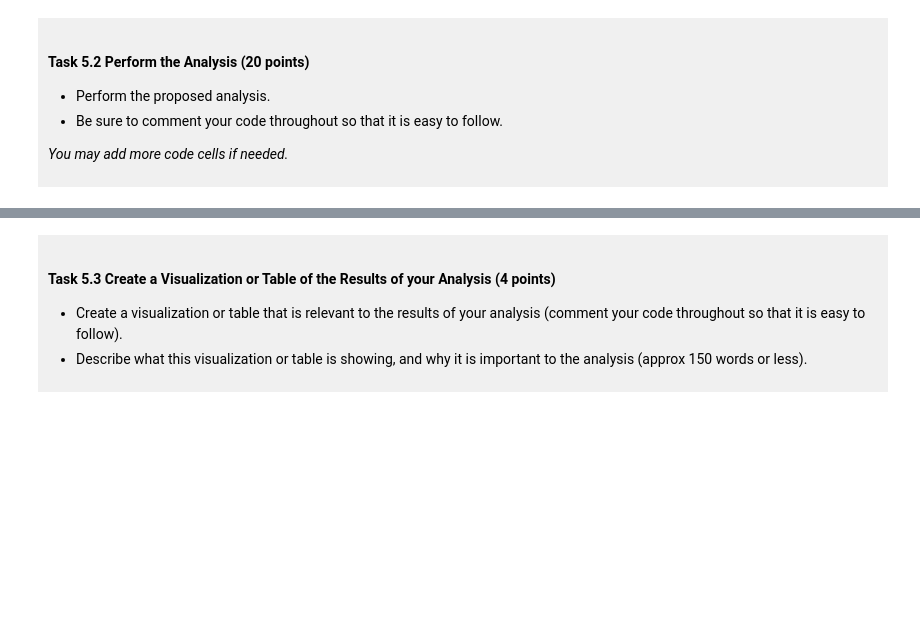
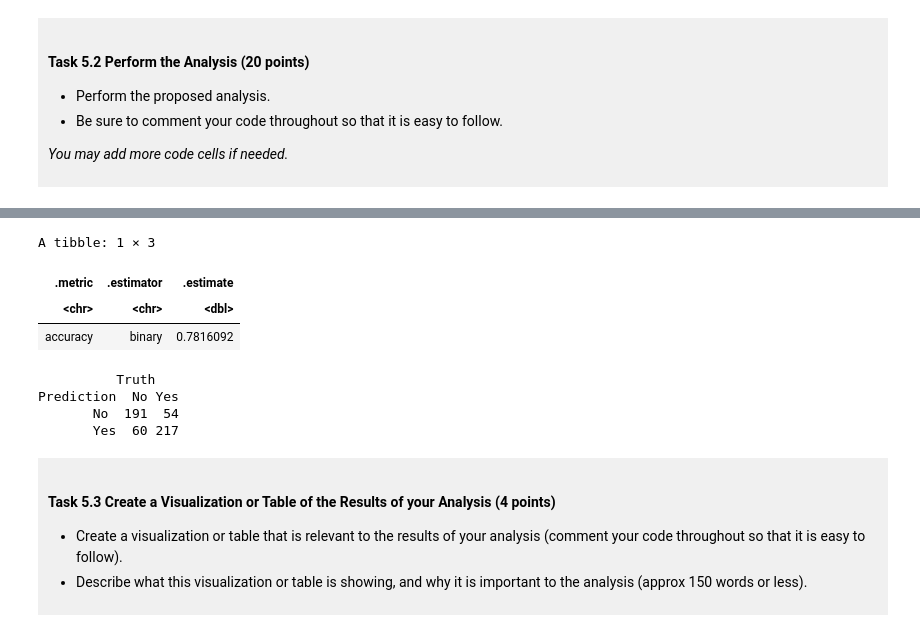
Before and after one commit to little-arthur/dsci_100_project_Leonard-Zheng, a Jupyter notebook: dsci-100-project-notebook.ipynb, the cells around one changed output, grey strips where cells are left out. Drawn from its saved outputs; the diff is of its cells as text; code cells hidden in the pictures; blank space fills up the shorter version.

```diff
--- a/dsci-100-project-notebook.ipynb
+++ b/dsci-100-project-notebook.ipynb
@@ -573,3 +584,38 @@ A tibble: 51 × 7
+# %%
+# New model specification using the best K
+march_madness_best_spec <- nearest_neighbor(weight_func = "rectangular", neighbors = march_madness_best_k) |>
+    set_engine("kknn") |>
+    set_mode("classification")
+
+# Fit the final model on the whole training set
+march_madness_fit <- workflow() |>
+    add_recipe(march_madness_recipe) |>
+    add_model(march_madness_best_spec) |>
+    fit(data = march_madness_train)
+
+# Predict won_game for the test set, and attach the predictions to the test data
+march_madness_predictions <- predict(march_madness_fit, march_madness_test) |>
+    bind_cols(march_madness_test)
+
+# Calculate the accuracy on the test set
+march_madness_test_accuracy <- march_madness_predictions |>
+    metrics(truth = won_game, estimate = .pred_class) |>
+    filter(.metric == "accuracy")
+march_madness_test_accuracy
+
+# Confusion matrix to evaluate the model performance
+march_madness_conf_mat <- march_madness_predictions |>
+    conf_mat(truth = won_game, estimate = .pred_class)
+march_madness_conf_mat
+# %% [output]
+A tibble: 1 × 3
+| .metric | .estimator | .estimate |
+| <chr> | <chr> | <dbl> |
+| accuracy | binary | 0.7816092 |
+          Truth
+Prediction  No Yes
+       No  191  54
+       Yes  60 217
 # %% [markdown]
 <div style="background-color: #f0f0f0; padding: 10px;">
 
```
Also changed, not shown: parts of 2 cells of this notebook.
